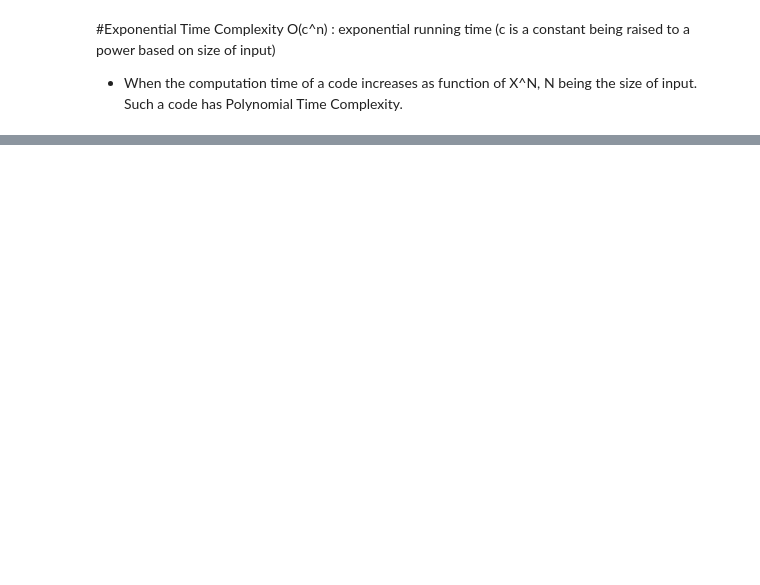
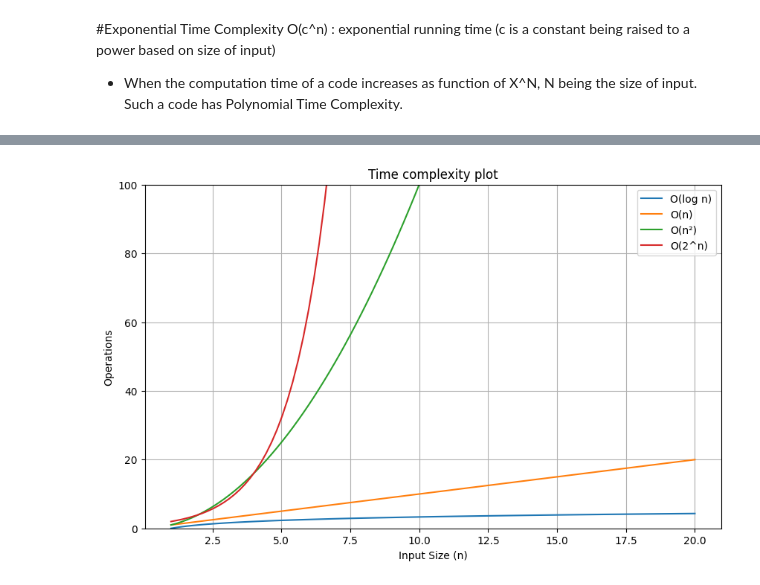
Before and after one commit to Pranav-Trivedi20/Algorithms-and-Problem-Solving-Lab, a Jupyter notebook: Lab_3_Growth_of_function.ipynb, the cells around one changed output, grey strips where cells are left out. Saved outputs shown, nothing was run; the diff lists cells and outputs as text; code cells hidden in the pictures; blank space fills up the shorter version.

```diff
--- a/Lab_3_Growth_of_function.ipynb
+++ b/Lab_3_Growth_of_function.ipynb
@@ -186,0 +250,26 @@ def merge(left, right):
+# %%
+#Prob_8 plot graph similar to above
+import numpy as np
+
+n = np.linspace(1, 20, 100)
+
+o_log = np.log2(n)
+o_n = n
+o_n2 = n**2
+o_2n = 2**n
+
+plt.figure(figsize=(10, 6))
+plt.plot(n, o_log, label="O(log n)")
+plt.plot(n, o_n,   label="O(n)")
+plt.plot(n, o_n2,  label="O(n²)")
+plt.plot(n, o_2n,  label="O(2^n)")
+
+plt.ylim(0, 100)
+plt.title("Time complexity plot")
+plt.xlabel("Input Size (n)")
+plt.ylabel("Operations")
+plt.legend()
+plt.grid(True)
+plt.show()
+# %% [output]
+[figure, added]
```
Also changed, not shown: parts of 8 cells of this notebook.
